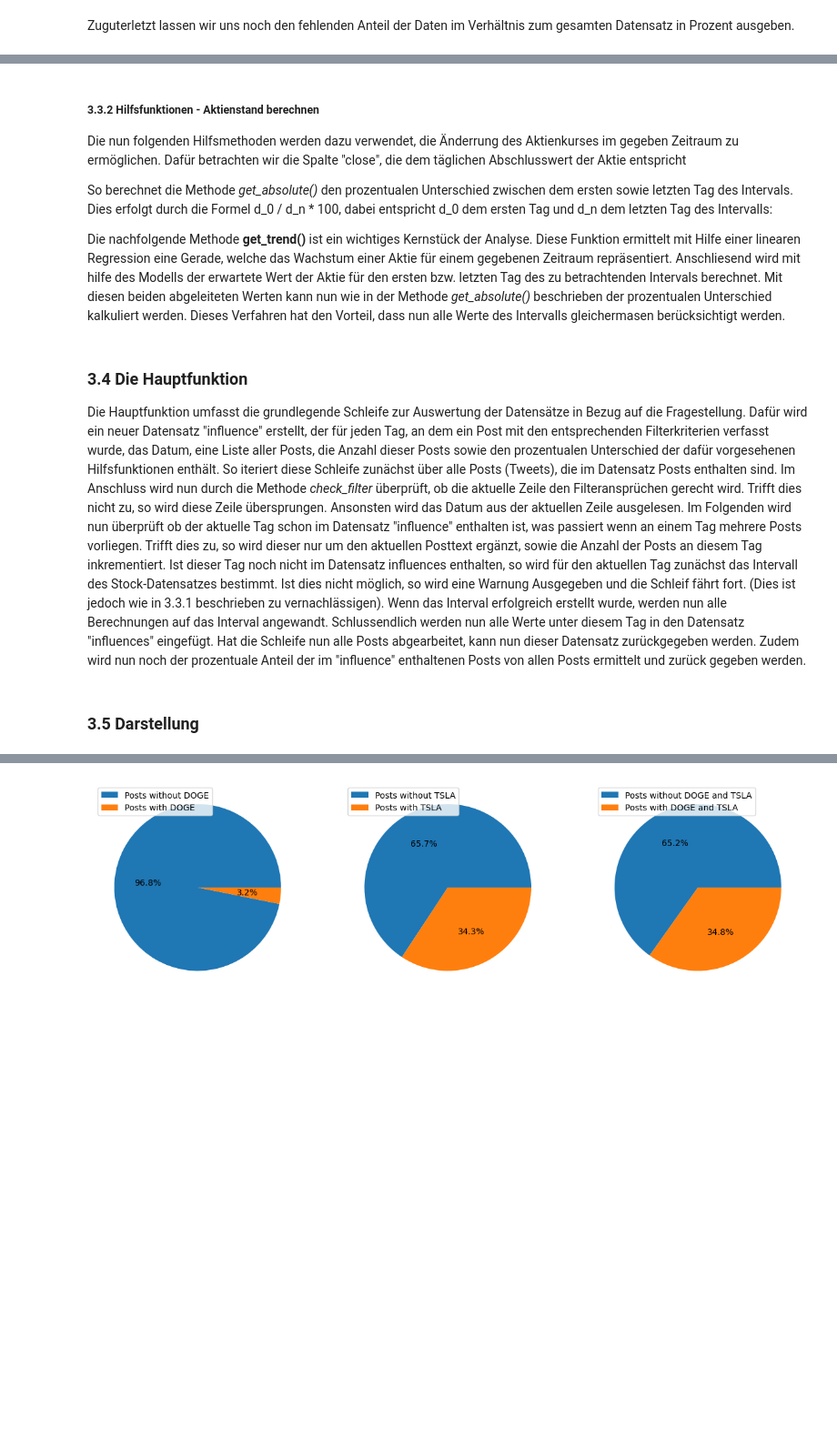
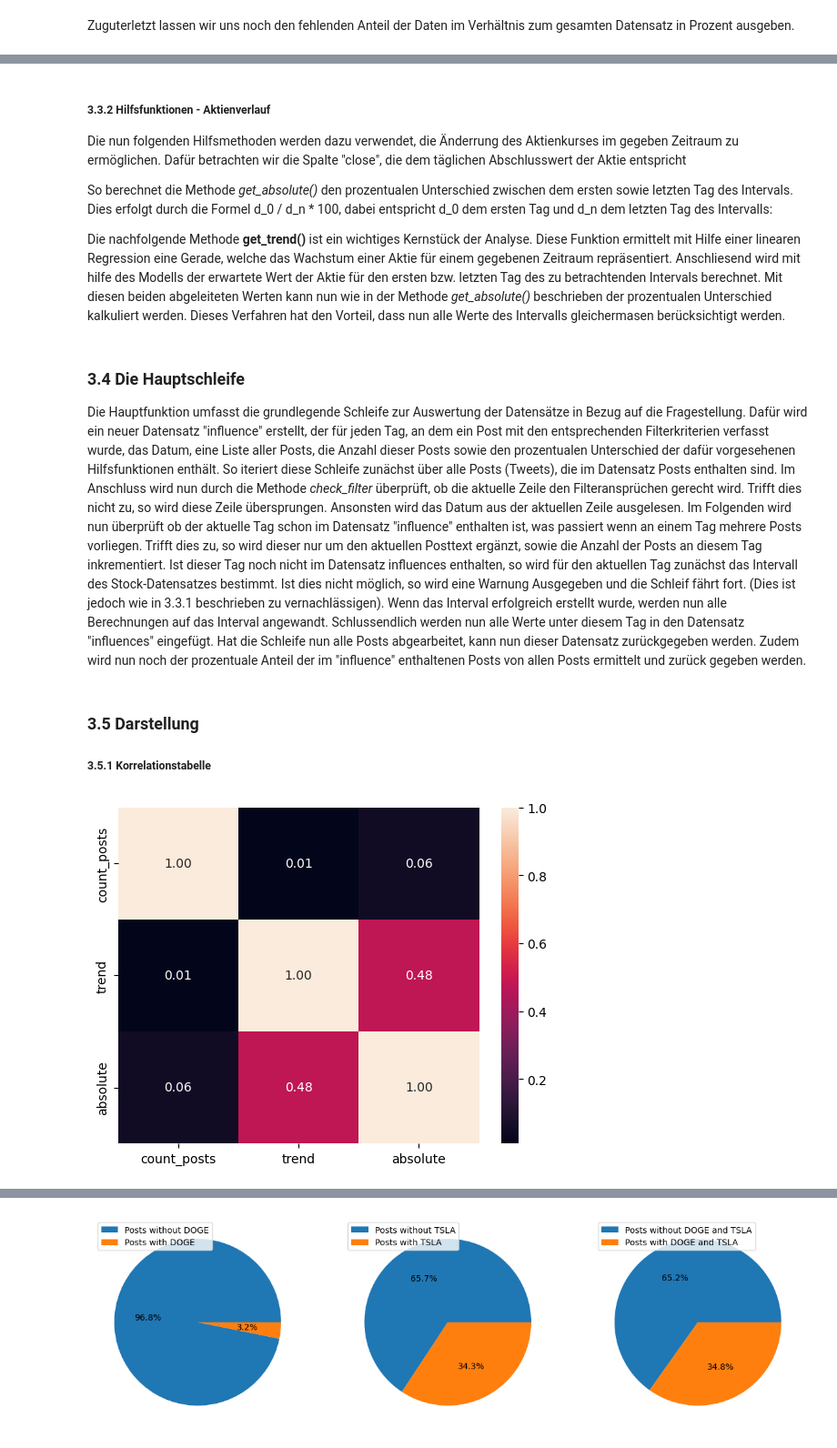
Before and after one commit to alphaname007/BigDataBandits, a Jupyter notebook: Abstract.ipynb, the cells around one changed output, grey strips where cells are left out. Shown: that part at 91% size. Drawn from its saved outputs; the diff is of its cells as text; code cells hidden in the pictures; blank space fills up the shorter version.

```diff
--- a/Abstract.ipynb
+++ b/Abstract.ipynb
@@ -142,7 +180,8 @@ def get_interval(search_date:datetime, stock:pd.DataFrame, interval_length:int=5
     else:
         return stock.iloc[start_index:end_index]
 # %% [markdown]
-##### 3.3.2 Hilfsfunktionen - Aktienstand berechnen #####
+<a name="aktienverlauf"></a>
+##### 3.3.2 Hilfsfunktionen - Aktienverlauf #####
 Die nun folgenden Hilfsmethoden werden dazu verwendet, die Änderrung des Aktienkurses im gegeben Zeitraum zu ermöglichen.
 Dafür betrachten wir die Spalte "close", die dem täglichen Abschlusswert der Aktie entspricht
 
@@ -182,7 +221,8 @@ def get_trend(stock_part:pd.DataFrame):
 
     return [change_percentage, model]
 # %% [markdown]
-### 3.4 Die Hauptfunktion ###
+<a name="Hauptschleife"></a>
+### 3.4 Die Hauptschleife ###
 Die Hauptfunktion umfasst die grundlegende Schleife zur Auswertung der Datensätze in Bezug auf die Fragestellung.
 Dafür wird ein neuer Datensatz "influence" erstellt, der für jeden Tag, an dem ein Post mit den entsprechenden Filterkriterien verfasst wurde, das Datum, eine Liste aller Posts, die Anzahl dieser Posts sowie den prozentualen Unterschied der dafür vorgesehenen Hilfsfunktionen enthält.
 So iteriert diese Schleife zunächst über alle Posts (Tweets), die im Datensatz Posts enthalten sind.
@@ -226,8 +266,11 @@ def get_influence(stock:pd.DataFrame, Posts:pd.DataFrame=Posts, filter_list:list
                 influence.loc[j-1, 'posts'].append(Post['text'])
                 influence.loc[j-1, 'count_posts'] += 1
     return [influence, j/i*100]
-# %% [markdown]
-### 3.5 Darstellung ###
+# %% [markdown]
+<a name="darstellung"></a>
+### 3.5 Darstellung ###
+<a name="Korrelationstabelle"></a>
+##### 3.5.1 Korrelationstabelle #####
 # %%
 filter_doge = ["dodgecoin", "Dodgecoin", "dodge", "coin", "DOGE"]
 filter_tesla = ["Tesla", "Car", "TSLA"]
@@ -243,3 +286,24 @@ influences_w_t, part_w_t = get_influence(Tesla, Posts, filter_tesla, True) #with
 
 influences_n_dt, part_n_dt = get_influence(Tesla, Posts, filter_doge + filter_tesla, False) #no (Doge and Tesla)
 influences_w_dt, part_w_dt = get_influence(Tesla, Posts, filter_doge + filter_tesla, True) #with (Doge and Tesla)
+# %%
+import seaborn as sns
+import matplotlib.pyplot as plt
+
+influences_corr = pd.concat(
+    [
+        influences_t_d[['count_posts', 'trend', 'absolute']],
+        influences_t_t[['count_posts', 'trend', 'absolute']],
+        influences_n_d[['count_posts', 'trend', 'absolute']],
+        influences_w_d[['count_posts', 'trend', 'absolute']],
+        influences_n_t[['count_posts', 'trend', 'absolute']],
+        influences_w_d[['count_posts', 'trend', 'absolute']],
+        influences_n_dt[['count_posts', 'trend', 'absolute']],
+        influences_w_dt[['count_posts', 'trend', 'absolute']],
+    ]
+).corr()
+
+sns.heatmap(influences_corr, annot=True, fmt=".2f")
+plt.show()
+# %% [output]
+[figure, added]
```
Also changed, not shown: parts of 26 cells of this notebook.
